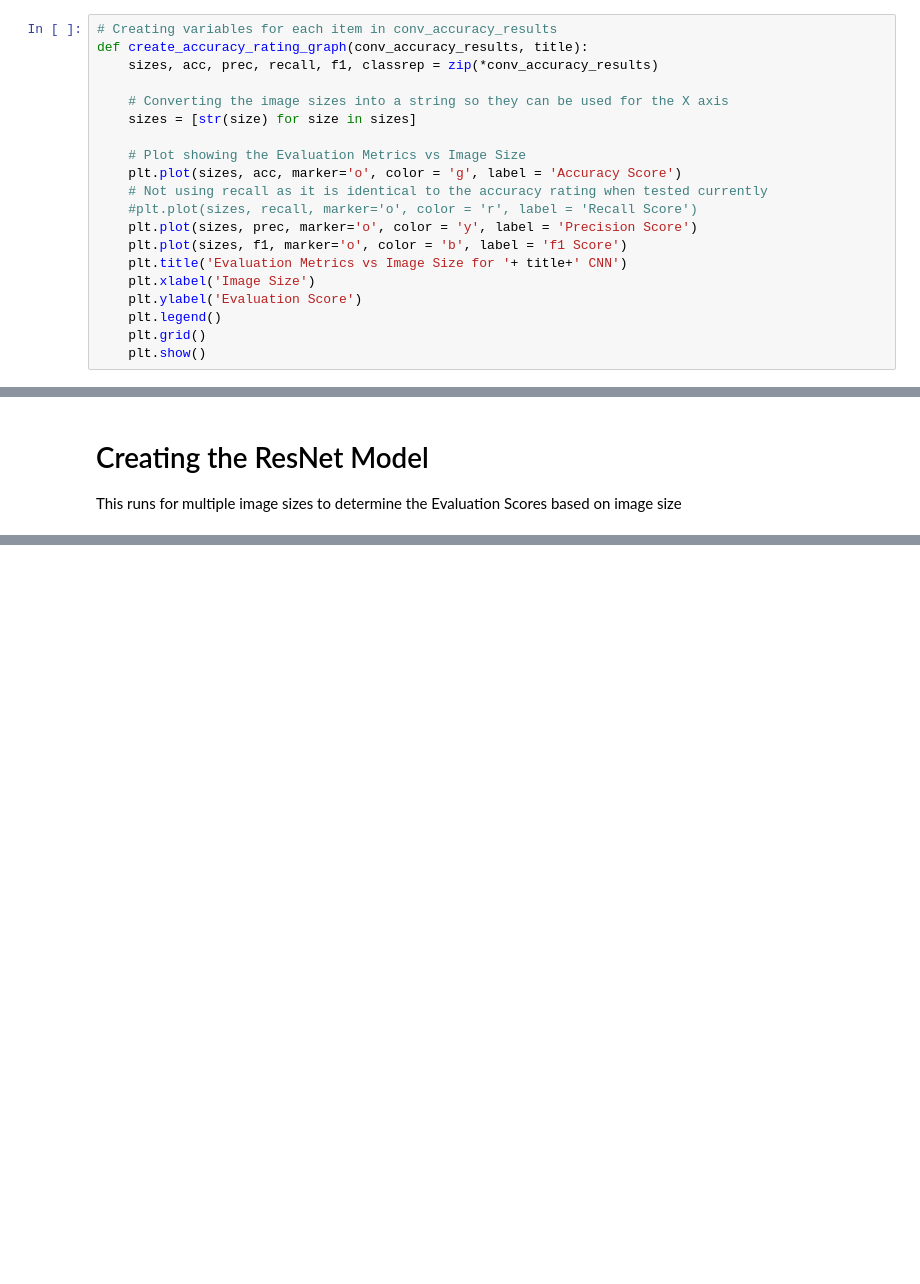
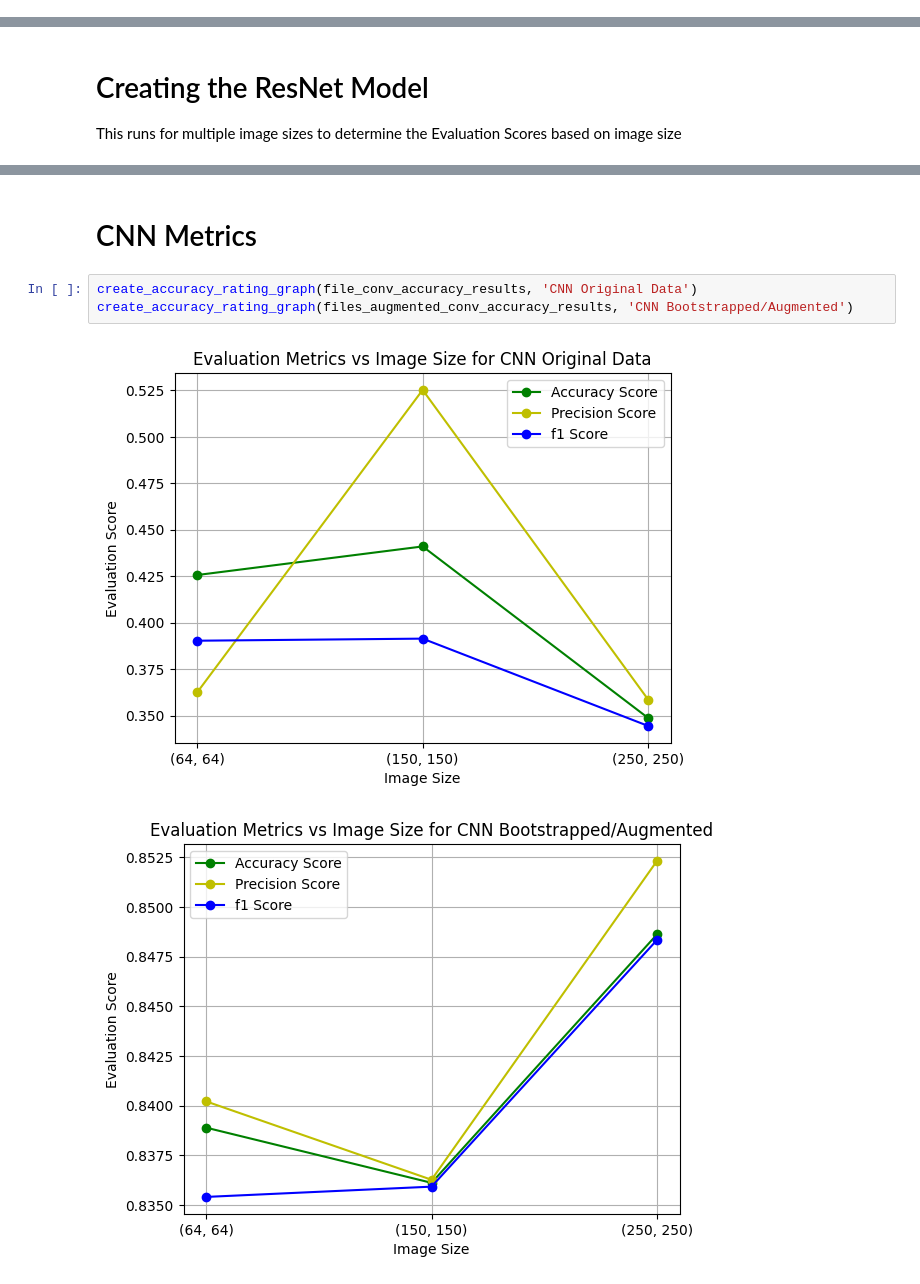
Before and after one commit to AustinAHolmes/Fridges, a Jupyter notebook: training_mod.ipynb, the cells around one changed output, grey strips where cells are left out. Drawn from its saved outputs; the diff is of its cells as text; blank space fills up the shorter version.

```diff
--- a/training_mod.ipynb
+++ b/training_mod.ipynb
@@ -430,20 +431,0 @@ Something to note and look at later, I have ran this multiple times and each out
-# %%
-# Creating variables for each item in conv_accuracy_results
-def create_accuracy_rating_graph(conv_accuracy_results, title):
-    sizes, acc, prec, recall, f1, classrep = zip(*conv_accuracy_results)
-
-    # Converting the image sizes into a string so they can be used for the X axis
-    sizes = [str(size) for size in sizes]
-
-    # Plot showing the Evaluation Metrics vs Image Size
-    plt.plot(sizes, acc, marker='o', color = 'g', label = 'Accuracy Score')
-    # Not using recall as it is identical to the accuracy rating when tested currently
-    #plt.plot(sizes, recall, marker='o', color = 'r', label = 'Recall Score')
-    plt.plot(sizes, prec, marker='o', color = 'y', label = 'Precision Score')
-    plt.plot(sizes, f1, marker='o', color = 'b', label = 'f1 Score')
-    plt.title('Evaluation Metrics vs Image Size for '+ title+' CNN')
-    plt.xlabel('Image Size')
-    plt.ylabel('Evaluation Score')
-    plt.legend()
-    plt.grid()
-    plt.show()
@@ -564,3 +822,11 @@ def create_resnet_accuracy_rating_graph(resNet_accuracy_results, title):
     plt.legend()
     plt.grid()
     plt.show()
+# %% [markdown]
+# CNN Metrics
+# %%
+create_accuracy_rating_graph(file_conv_accuracy_results, 'CNN Original Data')
+create_accuracy_rating_graph(files_augmented_conv_accuracy_results, 'CNN Bootstrapped/Augmented')
+# %% [output]
+[figure, added]
+[figure, added]
```
Also changed, not shown: parts of 28 cells of this notebook.
